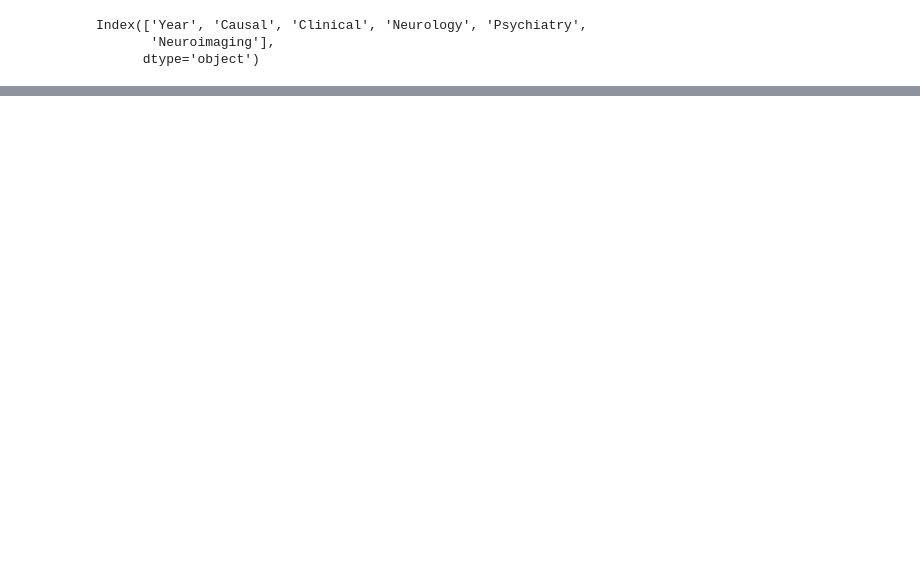
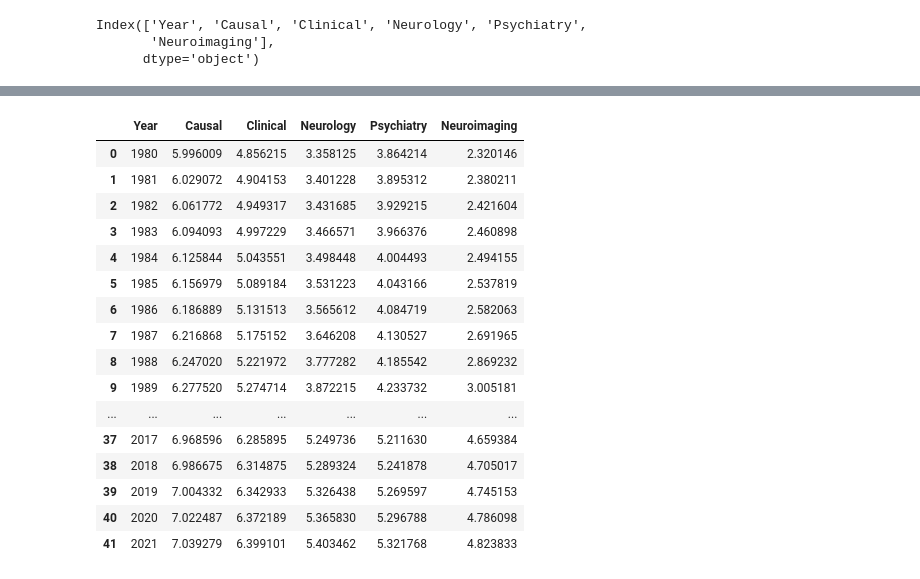
Before and after one commit to Vincent-wq/causal_literature_trend, a Jupyter notebook: notebooks/fig1_causal_trend.ipynb, the cells around one changed output, grey strips where cells are left out. Cells and saved outputs as stored; diff of their text form; code cells hidden in the pictures; blank space fills up the shorter version.

```diff
--- a/notebooks/fig1_causal_trend.ipynb
+++ b/notebooks/fig1_causal_trend.ipynb
@@ -75,20 +76,0 @@ if save_fig:
-# %%
-raw_df = data_df.copy()
-print('Summary statistics of original open science events:')
-display(raw_df.groupby('Events').describe())
-#
-print('\nChange WE LOST to OpenMinds:')
-data_df.loc[:,'Events'] = [ 'OpenMinds' if x =='WE LOST' else x for x in data_df.Events]
-print('Summary statistics of open+ events:')
-display(data_df.groupby('Events').describe())
-data_df['Ref']=data_df['Topic']
-
-events_list = ['OpenTransfer', 'OpenMinds', 'OpenTalks', 'OpenTutorials', 'OpenPlus']
-ref_list    = ['Face stimulus and tool collection', 'Sam Gershman, Advice for young investigators', 'E.-J. (Eric-Jan) Wagenmakers, Bayes Factor', 'Zhuoyi Fan, Classical statistics: p-value, CI and power', 'Christmas special event: Merry Industry']
-
-for event_str in events_list:
-    index_ref=events_list.index(event_str)
-    max_indx = data_df[data_df['Events']==event_str]['Reads'].idxmax()
-    data_df.iloc[max_indx, 4]= ref_list[index_ref]
-    print("The first 3 "+event_str+" :")
-    display(data_df[data_df['Events']==event_str].sort_values('Date', ascending=1).iloc[:3,:])
@@ -166,0 +77,20 @@ for event_str in events_list:
+# %%
+data_df
+# %% [output]
+|  | Year | Causal | Clinical | Neurology | Psychiatry | Neuroimaging |
+| 0 | 1980 | 5.996009 | 4.856215 | 3.358125 | 3.864214 | 2.320146 |
+| 1 | 1981 | 6.029072 | 4.904153 | 3.401228 | 3.895312 | 2.380211 |
+| 2 | 1982 | 6.061772 | 4.949317 | 3.431685 | 3.929215 | 2.421604 |
+| 3 | 1983 | 6.094093 | 4.997229 | 3.466571 | 3.966376 | 2.460898 |
+| 4 | 1984 | 6.125844 | 5.043551 | 3.498448 | 4.004493 | 2.494155 |
+| 5 | 1985 | 6.156979 | 5.089184 | 3.531223 | 4.043166 | 2.537819 |
+| 6 | 1986 | 6.186889 | 5.131513 | 3.565612 | 4.084719 | 2.582063 |
+| 7 | 1987 | 6.216868 | 5.175152 | 3.646208 | 4.130527 | 2.691965 |
+| 8 | 1988 | 6.247020 | 5.221972 | 3.777282 | 4.185542 | 2.869232 |
+| 9 | 1989 | 6.277520 | 5.274714 | 3.872215 | 4.233732 | 3.005181 |
+| ... | ... | ... | ... | ... | ... | ... |
+| 37 | 2017 | 6.968596 | 6.285895 | 5.249736 | 5.211630 | 4.659384 |
+| 38 | 2018 | 6.986675 | 6.314875 | 5.289324 | 5.241878 | 4.705017 |
+| 39 | 2019 | 7.004332 | 6.342933 | 5.326438 | 5.269597 | 4.745153 |
+| 40 | 2020 | 7.022487 | 6.372189 | 5.365830 | 5.296788 | 4.786098 |
+| 41 | 2021 | 7.039279 | 6.399101 | 5.403462 | 5.321768 | 4.823833 |
```
Also changed, not shown: parts of 4 cells of this notebook.
